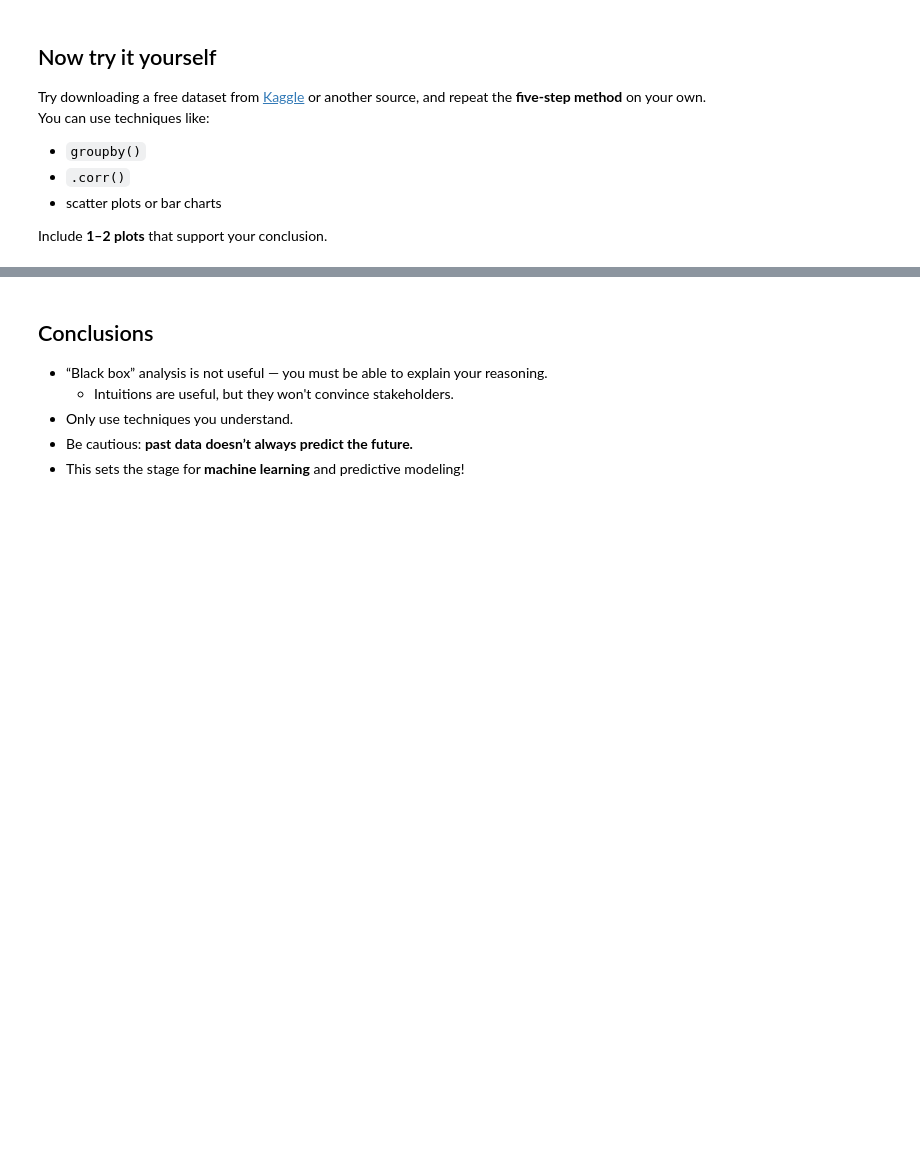
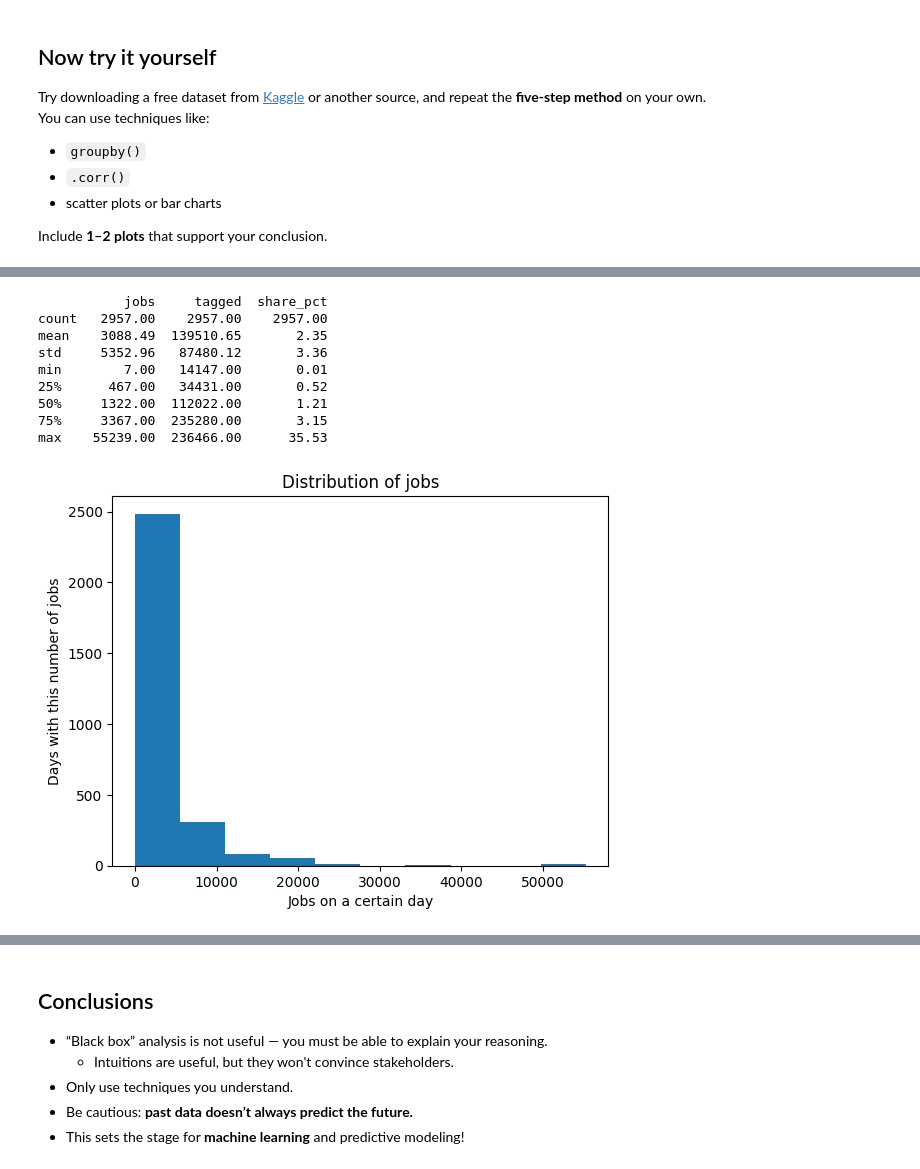
Before and after one commit to aadya-agrawal5/Aadya-bwsi-comp-problem-solving, a Jupyter notebook: mod3_math_modeling/3_intro_to_data_analysis.ipynb, the cells around one changed output, grey strips where cells are left out. Cells and saved outputs as stored; diff of their text form; code cells hidden in the pictures; blank space fills up the shorter version.

```diff
--- a/mod3_math_modeling/3_intro_to_data_analysis.ipynb
+++ b/mod3_math_modeling/3_intro_to_data_analysis.ipynb
@@ -240,5 +240,5 @@ Include **1–2 plots** that support your conclusion.
 # %%
 # Step 1: Load data
 
-data = pd.read_csv("job_listings.csv")  # use the actual file name
-data.head()
+myNewData = pd.read_csv("/Users/aadya_agrawal/Downloads/skill_demand_daily.csv")  # use the actual file name
+myNewData.head()
@@ -244,0 +275,20 @@ data.head()
+# %%
+# Step 3: Explore
+print(myNewData.describe())
+
+plt.hist(myNewData["jobs"], bins=10)
+plt.title("Distribution of jobs")
+plt.xlabel("Jobs on a certain day")
+plt.ylabel("Days with this number of jobs")
+plt.show()
+# %% [output]
+           jobs     tagged  share_pct
+count   2957.00    2957.00    2957.00
+mean    3088.49  139510.65       2.35
+std     5352.96   87480.12       3.36
+min        7.00   14147.00       0.01
+25%      467.00   34431.00       0.52
+50%     1322.00  112022.00       1.21
+75%     3367.00  235280.00       3.15
+max    55239.00  236466.00      35.53
+[figure, added]
```
Also changed, not shown: parts of 6 cells of this notebook.
